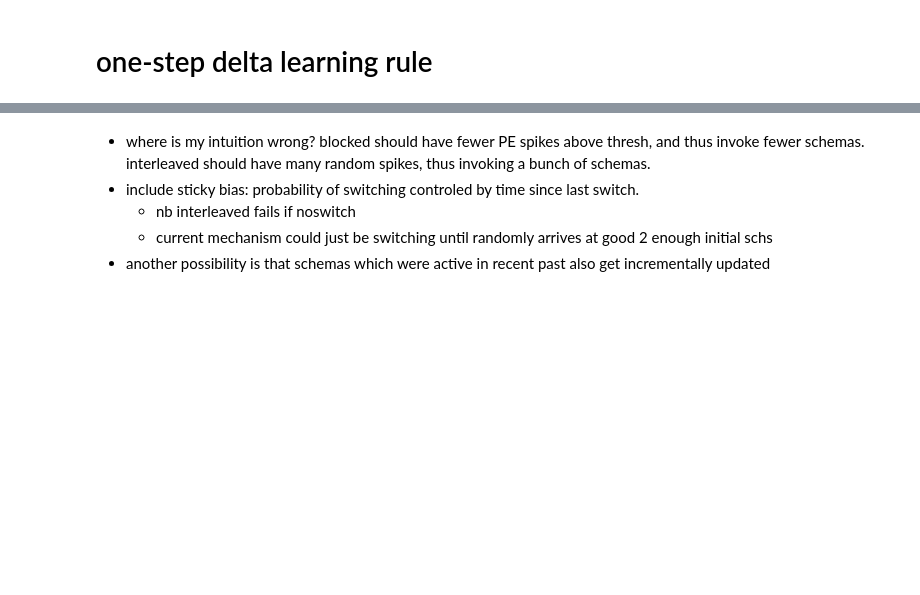
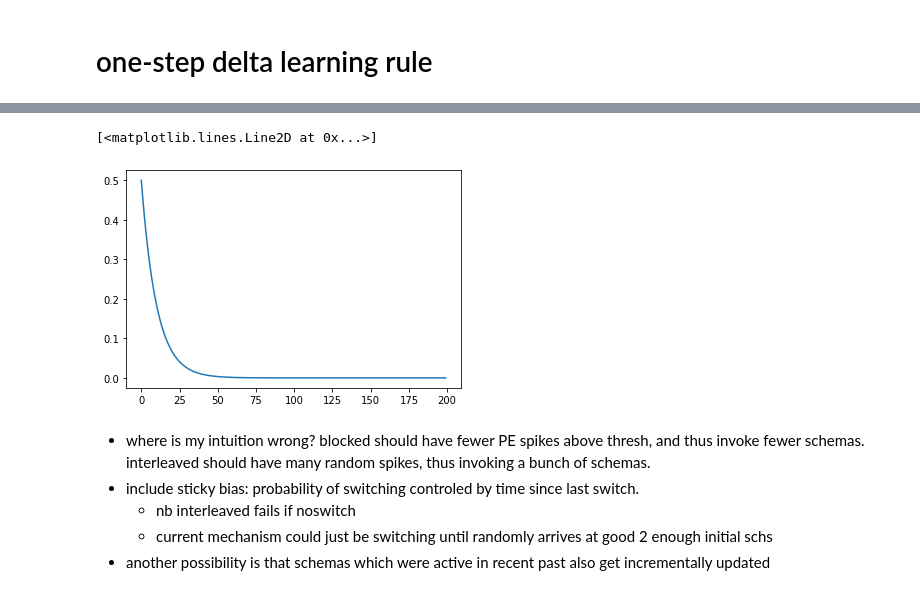
Before and after one commit to andrebeu/toycsw, a Jupyter notebook: toy-CSW.ipynb, the cells around one changed output, grey strips where cells are left out. Cells and saved outputs as stored; diff of their text form; code cells hidden in the pictures; blank space fills up the shorter version.

```diff
--- a/toy-CSW.ipynb
+++ b/toy-CSW.ipynb
@@ -63,3 +53,10 @@ plt.plot(acc)
+# %%
+x = np.arange(200)
+y = .5*np.exp(-.1*x)
+plt.plot(x,y)
+# %% [output]
+[<matplotlib.lines.Line2D at 0x...>]
+[figure, added]
 # %% [markdown]
 - where is my intuition wrong? blocked should have fewer PE spikes above thresh, and thus invoke fewer schemas. interleaved should have many random spikes, thus invoking a bunch of schemas.
 - include sticky bias: probability of switching controled by time since last switch.
```
Also changed, not shown: parts of 7 cells of this notebook, 3 other files.
